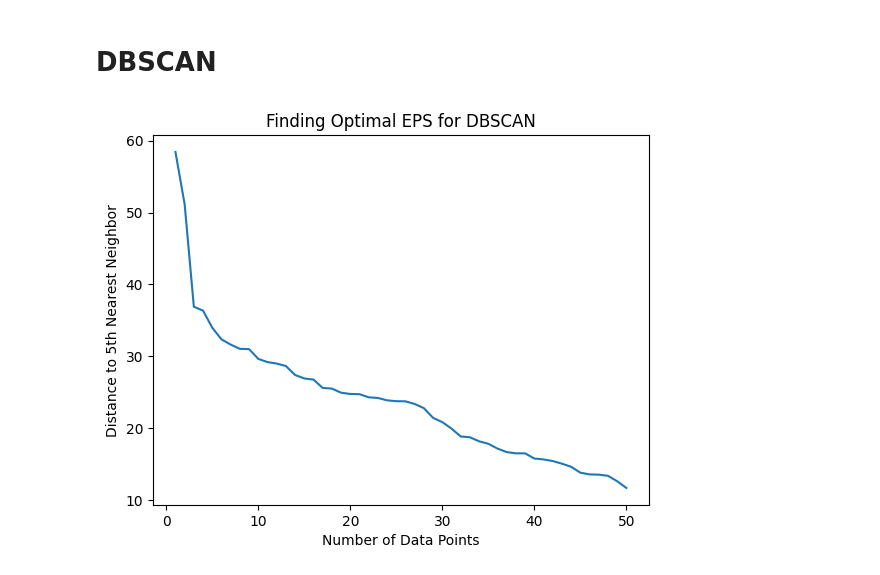
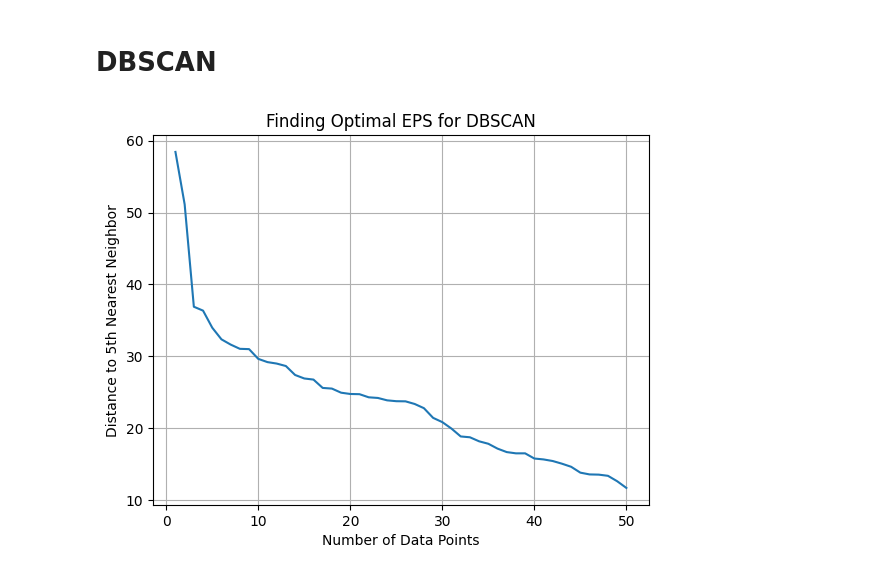
Before and after one commit to 1Pampu/BigData-ML-Proyectos, a Jupyter notebook: TP3/Big_Data_TP3.ipynb, the cells around one changed output. Saved outputs shown, nothing was run; the diff lists cells and outputs as text; code cells hidden in the pictures.

```diff
--- a/TP3/Big_Data_TP3.ipynb
+++ b/TP3/Big_Data_TP3.ipynb
@@ -174,15 +233,24 @@ fig.show()
 # %% [markdown]
 # DBSCAN
 # %%
+# Inicializamos un modelo para que busque los 5 vecinos mas cercanos y entrenamos
 nn = NearestNeighbors(n_neighbors = 5)
 nbrs = nn.fit(X)
+
+# Obtenemos las distancias y los indices de los 5 vecinos más cercanos para cada punto
 distances, indices = nbrs.kneighbors(X)
-# Ordena las distancias y plotea
+
+# Seleccionamos las distancias al quinto vecino mas cercano, las ordena en orden descendente
 distanceDec = sorted(distances[:, 5-1], reverse=True)
+
+# Graficamos para viusualizar las distancias al 5to vecino mas cercano
 plt.plot(list(range(1, len(distanceDec) + 1)), distanceDec)
+
+# Extras del grafico
 plt.xlabel("Number of Data Points")
-plt.ylabel("Distance to " + str(5) + "th Nearest Neighbor")
+plt.ylabel("Distance to 5th Nearest Neighbor")
 plt.title("Finding Optimal EPS for DBSCAN")
+plt.grid(True)
 plt.show()
 # %% [output]
-[figure, old version]
+[figure, new version]
```
Also changed, not shown: parts of 20 cells of this notebook.
